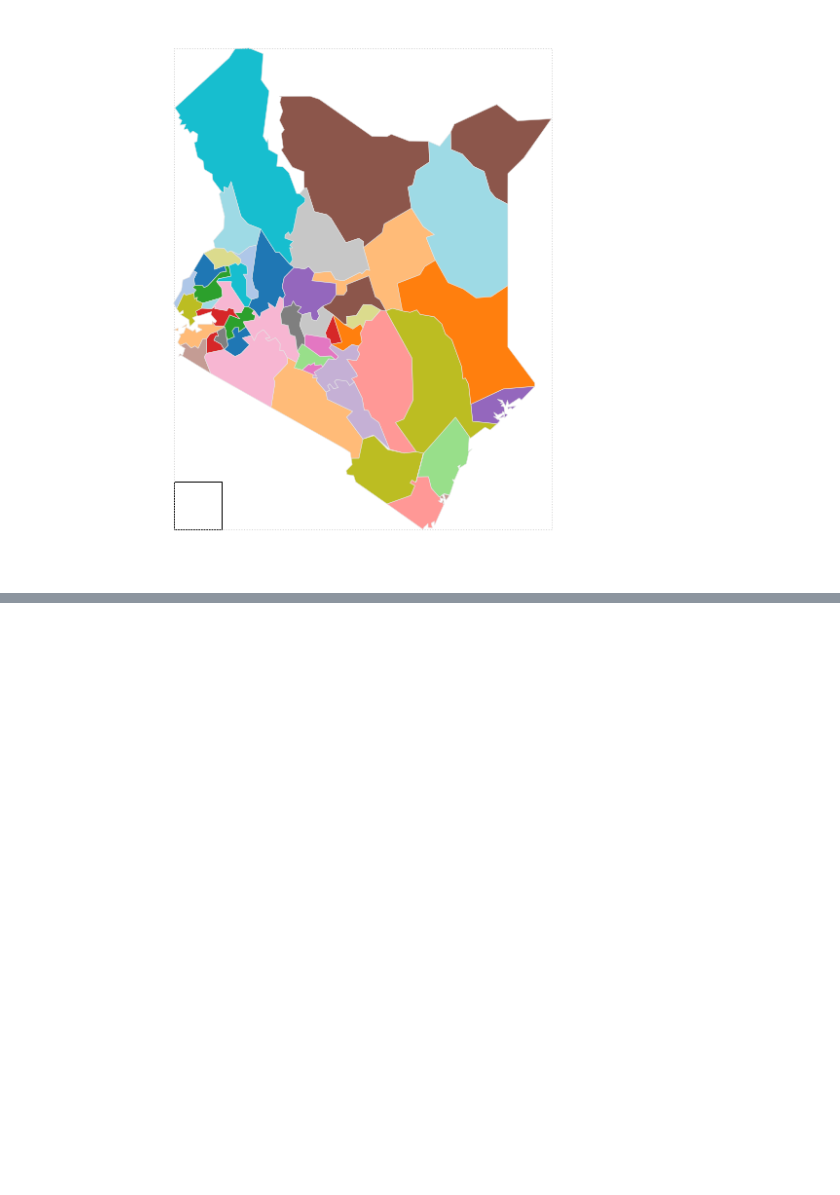
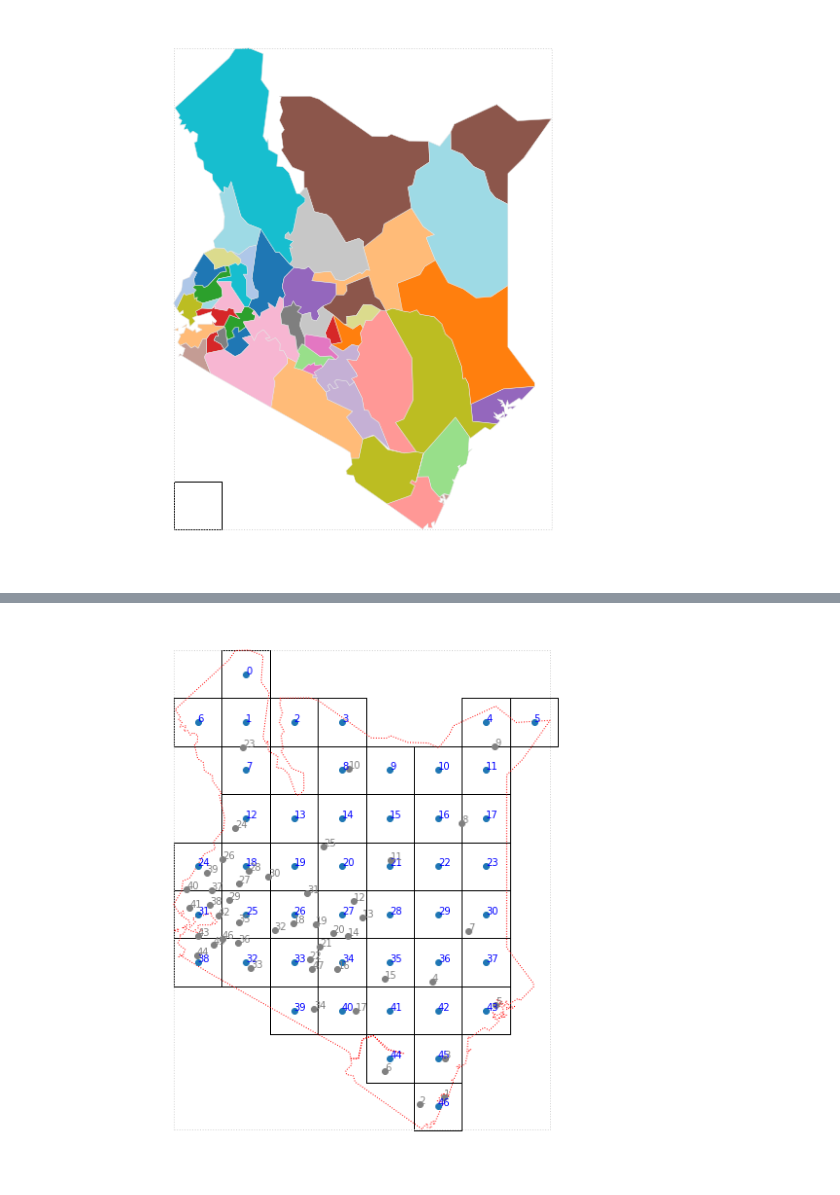
Before and after one commit to deitelberg/Python-projects, a Jupyter notebook: gridmap_tesselation_with_main.ipynb, the cells around one changed output, grey strips where cells are left out. Saved outputs shown, nothing was run; the diff lists cells and outputs as text; code cells hidden in the pictures; blank space fills up the shorter version.

Commit message:
add points and distances

```diff
--- a/gridmap_tesselation_with_main.ipynb
+++ b/gridmap_tesselation_with_main.ipynb
@@ -310,0 +311,69 @@ Number of cells: 44
+# %%
+def polys_to_centroids(polys):
+    # copy poly to new GeoDataFrame
+    points = polys.copy()
+    # change the geometry
+    points.geometry = points[c.geom_col].centroid
+    # same crs
+    points.crs = polys.crs
+
+    return points
+
+#describe_gdf(all_tiles)
+#describe_gdf(admin_polys)
+
+tile_centroids = polys_to_centroids(all_tiles)
+admin_centroids = polys_to_centroids(admin_polys)
+
+# Plot that
+fig, ax = plt.subplots(1, figsize=(10, 10))
+ax.axis('off')
+#admin_polys.plot(column=c.symbology_column, cmap='tab20', ax=ax, linewidth=0.5, edgecolor='0.9')
+all_tiles.plot(ax=ax, facecolor="none", edgecolor='black')
+map_extent_gdf.plot(ax=ax, facecolor="none", edgecolor='lightgrey', linestyle=':')
+outline_gpd.plot(ax=ax, facecolor="none", edgecolor='red', linestyle=':')
+tile_centroids.plot(ax=ax)
+admin_centroids.plot(ax=ax, color='grey')
+texts = []
+for x, y, label in zip(tile_centroids.geometry.x, tile_centroids.geometry.y, tile_centroids[c.tile_id]):
+    texts.append(plt.text(x, y, label, fontsize = 10, color = 'blue'))
+for x, y, label in zip(admin_centroids.geometry.x, admin_centroids.geometry.y, admin_centroids[c.admin_id]):
+    texts.append(plt.text(x, y, label, fontsize = 10, color = 'grey'))
+
+plt.show()
+
+
+def calc_distance_between_centroids(admin_centers, tile_centers):
+    distances = {}
+    for idx1, admin_row in admin_centers.iterrows():
+        admin_pt = admin_row[c.geom_col]
+        admin_idx = admin_row[c.admin_id]
+        distances[admin_idx] = {}
+
+        for idx2, tile_row in tile_centers.iterrows():
+            tile_pt = tile_row[c.geom_col]
+            tile_idx = tile_row[c.tile_id]
+            distance = admin_pt.distance(tile_pt)
+
+            distances[admin_idx][tile_idx] = distance
+    return distances
+    #pprint_dict(distances)
+
+def find_min_of_mins(distance_dict):
+    remove_tile_keys = []
+    for k, v in distance_dict.items():
+        for remove_k in remove_tile_keys:
+            v.pop(remove_k, None)
+        tile_key_min = min(v, key=v.get)
+        remove_tile_keys.append(tile_key_min)
+        print('Admin: {}  MIN Key: {}  dist: {}'.format(k, tile_key_min, v[tile_key_min]))
+        #for k2, v2 in v.items():
+        #    test.append(v2)
+
+
+
+
+dist = calc_distance_between_centroids(admin_centroids, tile_centroids)
+find_min_of_mins(dist)
+# %% [output]
+[figure, added]
```
Also changed, not shown: parts of 9 cells of this notebook.
